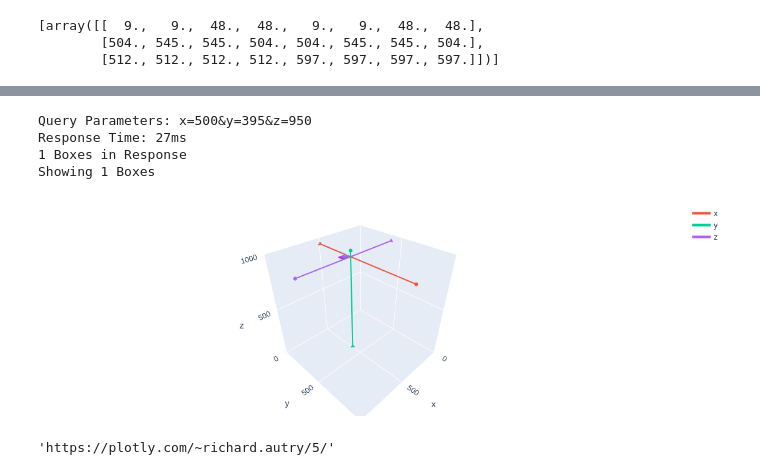
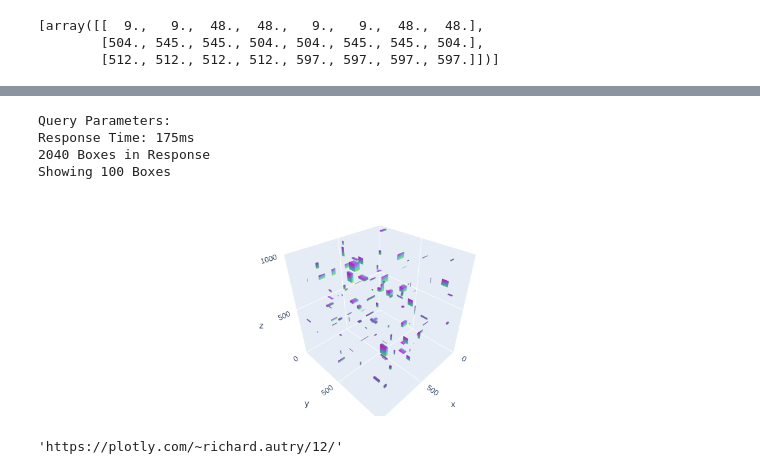
Before and after one commit to richardautry/spatial_partition_storage, a Jupyter notebook: spatial_partitioning.ipynb, the cells around one changed output, grey strips where cells are left out. Drawn from its saved outputs; the diff is of its cells as text; code cells hidden in the pictures.

```diff
--- a/spatial_partitioning.ipynb
+++ b/spatial_partitioning.ipynb
@@ -160,36 +160,36 @@ get_random_distribution_from_list(some_range, 100)
 # %%
 # Config and Params
 num_boxes_show = 100
 query_args = {
-    "x": 500,
-    "y": 395,
-    "z": 950
+    "x": None,
+    "y": None,
+    "z": None
 }
 query_params = build_query_string(**query_args)
 print(f"Query Parameters: {query_params}")
 
 # Request/Response
 start = perf_counter_ns()
 response = requests.get(f"{boxes_url}?{query_params}")
 end = perf_counter_ns()
 
 # Display
 response_boxes = [convert_box_json_to_nparray(box) for box in response.json()]
 response_boxes_show = get_random_distribution_from_list(response_boxes, size=num_boxes_show)
 query_param_lines = get_query_param_lines(axis_min=0, axis_max=1000, **query_args)
 # print(query_param_lines)
 print(f"Response Time: {format_perf_time(end - start)}")
 print(f"{len(response_boxes)} Boxes in Response")
 print(f"Showing {len(response_boxes_show)} Boxes")
 data = show_3d_boxes(response_boxes_show, query_param_lines)
 # %% [output]
-Query Parameters: x=500&y=395&z=950
-Response Time: 27ms
-1 Boxes in Response
-Showing 1 Boxes
+Query Parameters:
+Response Time: 175ms
+2040 Boxes in Response
+Showing 100 Boxes
-[figure, old version]
+[figure, new version]
 # %%
-# import chart_studio.plotly as py
-# py.plot(data, filename='space_partitioning_01', auto_open=True)
+import chart_studio.plotly as py
+py.plot(data, filename='space_partitioning_00', auto_open=True)
 # %% [output]
-'https://plotly.com/~richard.autry/5/'
+'https://plotly.com/~richard.autry/12/'
```
Also changed, not shown: parts of 1 cell of this notebook, 1 other file.
